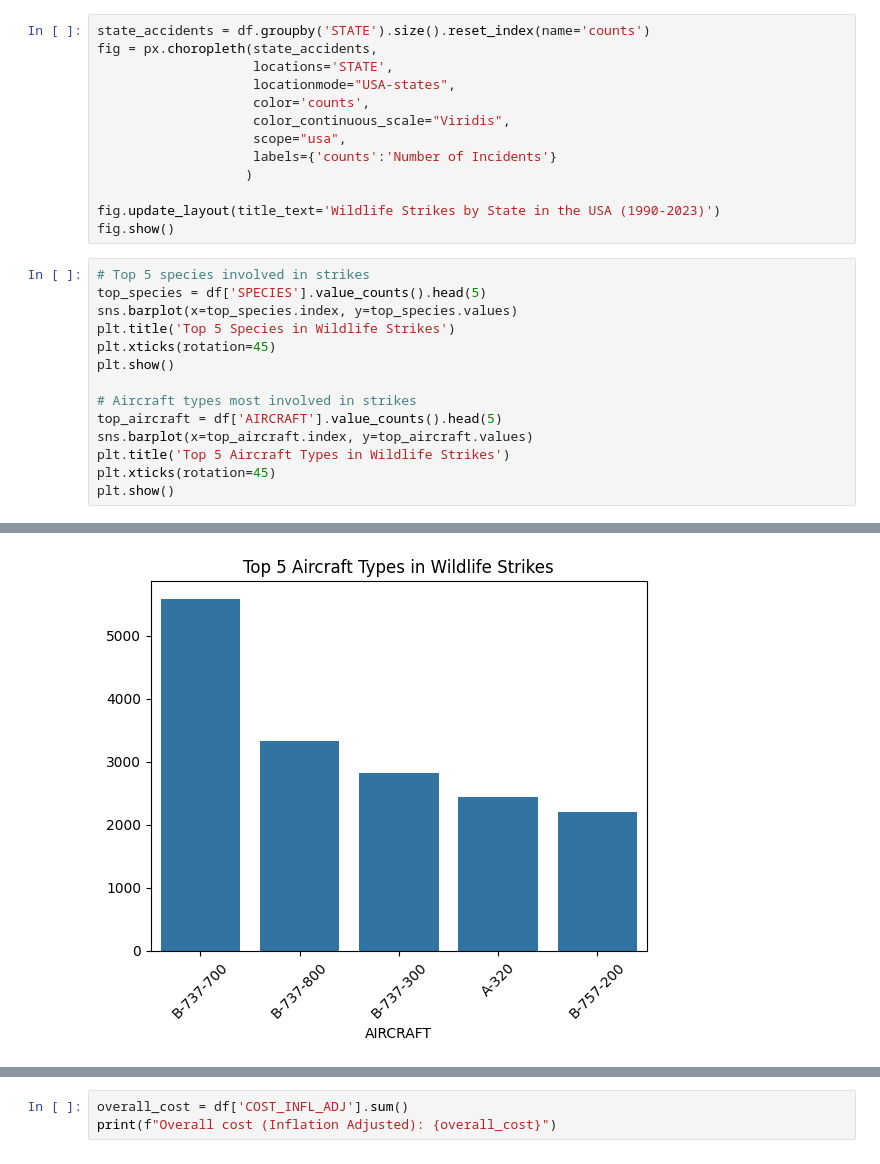
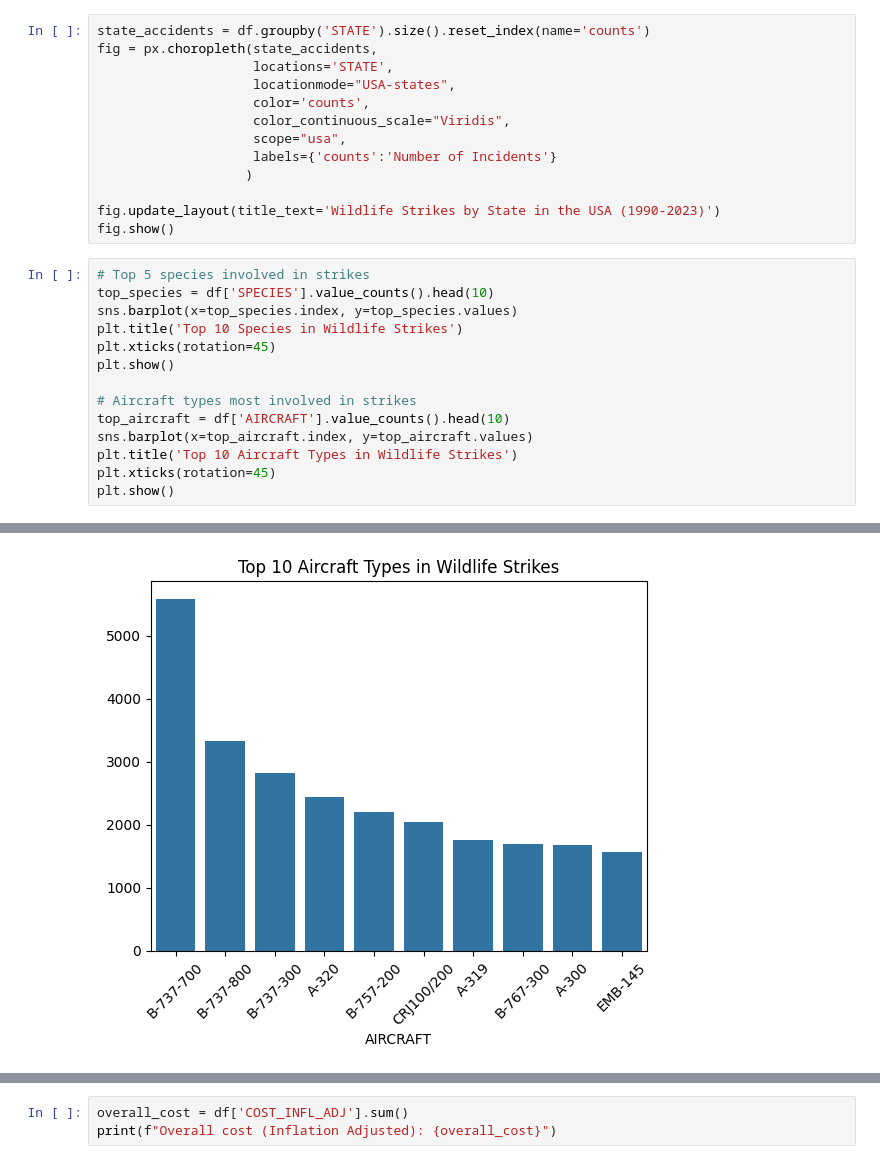
Before and after one commit to LuisBuenoA/Wildlife-Strike-Analysis, a Jupyter notebook: Practica1.ipynb, the cells around one changed output, grey strips where cells are left out. Drawn from its saved outputs; the diff is of its cells as text.

```diff
--- a/Practica1.ipynb
+++ b/Practica1.ipynb
@@ -129,16 +141,16 @@ fig.update_layout(title_text='Wildlife Strikes by State in the USA (1990-2023)')
 fig.show()
 # %%
 # Top 5 species involved in strikes
-top_species = df['SPECIES'].value_counts().head(5)
+top_species = df['SPECIES'].value_counts().head(10)
 sns.barplot(x=top_species.index, y=top_species.values)
-plt.title('Top 5 Species in Wildlife Strikes')
+plt.title('Top 10 Species in Wildlife Strikes')
 plt.xticks(rotation=45)
 plt.show()
 
 # Aircraft types most involved in strikes
-top_aircraft = df['AIRCRAFT'].value_counts().head(5)
+top_aircraft = df['AIRCRAFT'].value_counts().head(10)
 sns.barplot(x=top_aircraft.index, y=top_aircraft.values)
-plt.title('Top 5 Aircraft Types in Wildlife Strikes')
+plt.title('Top 10 Aircraft Types in Wildlife Strikes')
 plt.xticks(rotation=45)
 plt.show()
 # %% [output]
@@ -146,4 +158,4 @@ plt.show()
-[figure, old version]
+[figure, new version]
 # %%
 yearly_costs = df.groupby('INCIDENT_YEAR')['COST_INFL_ADJ'].sum()
 
```
Also changed, not shown: parts of 6 cells of this notebook.
